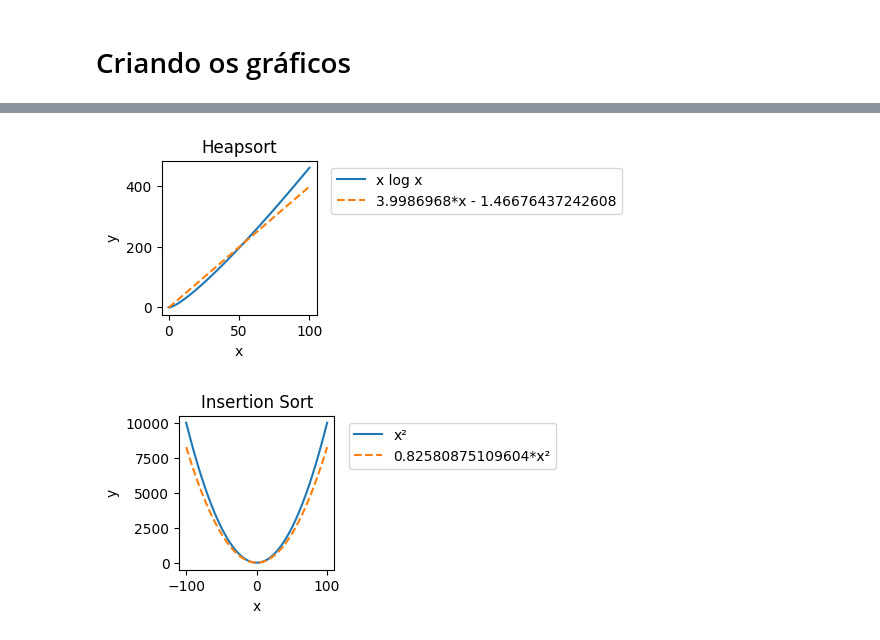
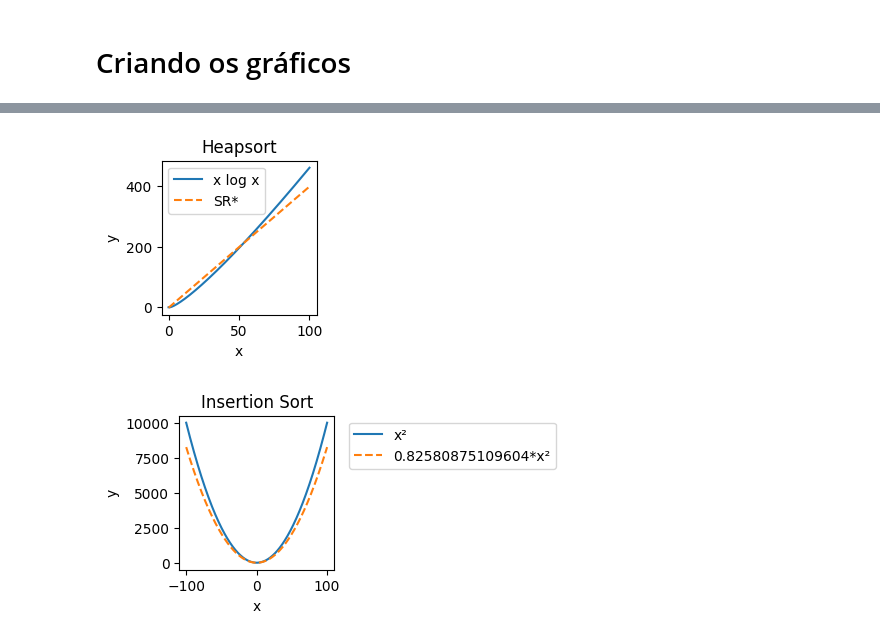
Before and after one commit to AlgoMathBR/symbolic_regression, a Jupyter notebook: criando_graficos_regressao_simbolica.ipynb, the cells around one changed output, grey strips where cells are left out. Cells and saved outputs as stored; diff of their text form; code cells hidden in the pictures.

```diff
--- a/criando_graficos_regressao_simbolica.ipynb
+++ b/criando_graficos_regressao_simbolica.ipynb
@@ -28,23 +511,24 @@ plt.show()
 # %%
 x = np.linspace(0.0001, 100, 400)
 
 y1 = x * np.log(x)
 y2 = 3.9986968*x - 1.46676437242608
 
 plt.figure(figsize=(2, 2))
 
 sns.lineplot(x=x, y=y1, label='x log x')
-sns.lineplot(x=x, y=y2, label='3.9986968*x - 1.46676437242608', linestyle='--')
+#sns.lineplot(x=x, y=y2, label='3.9986968*x - 1.46676437242608', linestyle='--')
+sns.lineplot(x=x, y=y2, label='SR*', linestyle='--')
 
 plt.title('Heapsort')
 plt.xlabel('x')
 plt.ylabel('y')
 
-plt.legend(bbox_to_anchor=(1.05, 1), loc='upper left')
+#plt.legend(bbox_to_anchor=(1.05, 1), loc='upper left')
 # Show both plots
 plt.show()
 # %% [output]
-[figure, old version]
+[figure, new version]
 # %%
 x = np.linspace(-100, 100, 400)
 
```
Also changed, not shown: parts of 14 cells of this notebook.
